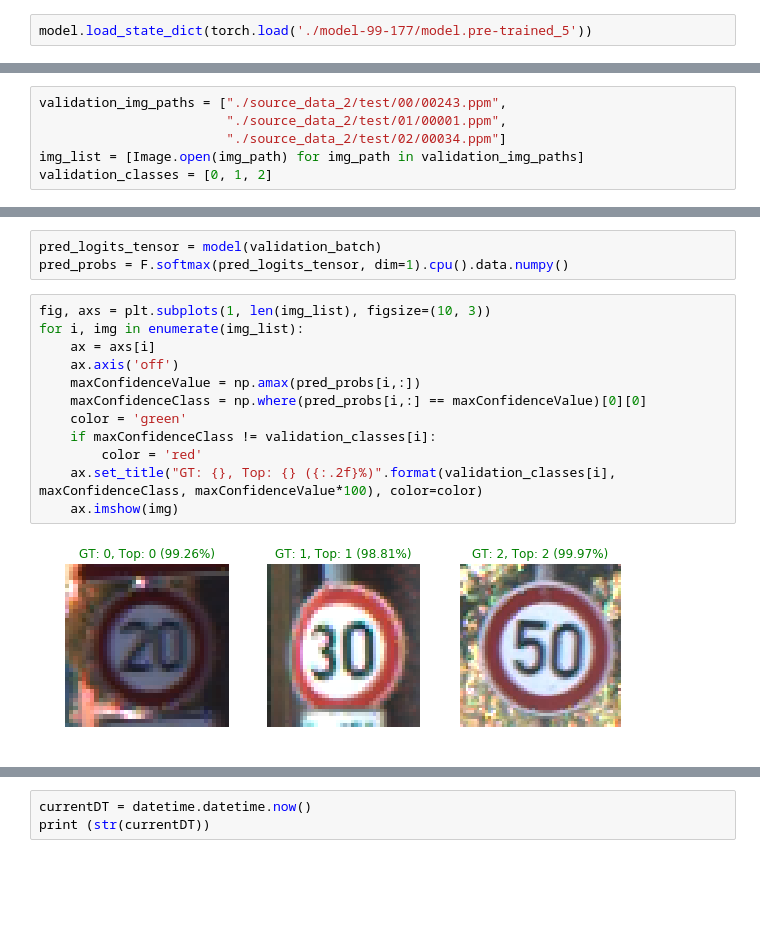
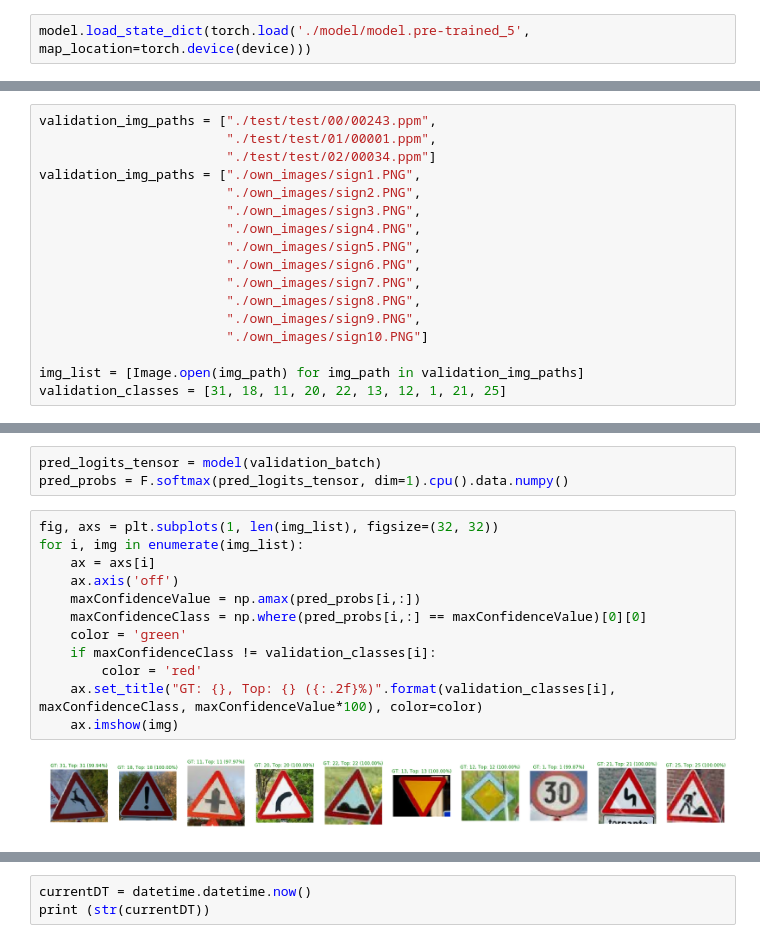
Before and after one commit to j99nowicki/ml_road_signs, a Jupyter notebook: 6 Inference on cpu.ipynb, the cells around one changed output, grey strips where cells are left out. Saved outputs shown, nothing was run; the diff lists cells and outputs as text; blank space fills up the shorter version.

Commit message:
CPU inference for single images, sign names, model params in S3

```diff
--- a/6 Inference on cpu.ipynb
+++ b/6 Inference on cpu.ipynb
@@ -195,5 +220,5 @@ BaselineNet(
 # %%
-model.load_state_dict(torch.load('./model-99-177/model.pre-trained_5'))
+model.load_state_dict(torch.load('./model/model.pre-trained_5', map_location=torch.device(device)))
 # %% [output]
 <All keys matched successfully>
 # %%
@@ -326,11 +347,22 @@ Wall time: 2.68 s
 # %% [markdown]
 ### 6. Make predictions on sample test images¶
 # %%
-validation_img_paths = ["./source_data_2/test/00/00243.ppm",
-                        "./source_data_2/test/01/00001.ppm",
-                        "./source_data_2/test/02/00034.ppm"]
+validation_img_paths = ["./test/test/00/00243.ppm",
+                        "./test/test/01/00001.ppm",
+                        "./test/test/02/00034.ppm"]
+validation_img_paths = ["./own_images/sign1.PNG",
+                        "./own_images/sign2.PNG",
+                        "./own_images/sign3.PNG",
+                        "./own_images/sign4.PNG",
+                        "./own_images/sign5.PNG",
+                        "./own_images/sign6.PNG",
+                        "./own_images/sign7.PNG",
+                        "./own_images/sign8.PNG",
+                        "./own_images/sign9.PNG",
+                        "./own_images/sign10.PNG"]
+
 img_list = [Image.open(img_path) for img_path in validation_img_paths]
-validation_classes = [0, 1, 2]
+validation_classes = [31, 18, 11, 20, 22, 13, 12, 1, 21, 25]
 # %%
 validation_batch = torch.stack([data_transform_test(img).to(device)
                                 for img in img_list])
@@ -338,16 +370,16 @@ validation_batch = torch.stack([data_transform_test(img).to(device)
 pred_logits_tensor = model(validation_batch)
 pred_probs = F.softmax(pred_logits_tensor, dim=1).cpu().data.numpy()
 # %%
-fig, axs = plt.subplots(1, len(img_list), figsize=(10, 3))
+fig, axs = plt.subplots(1, len(img_list), figsize=(32, 32))
 for i, img in enumerate(img_list):
     ax = axs[i]
     ax.axis('off')
     maxConfidenceValue = np.amax(pred_probs[i,:])
     maxConfidenceClass = np.where(pred_probs[i,:] == maxConfidenceValue)[0][0]
     color = 'green'
     if maxConfidenceClass != validation_classes[i]:
         color = 'red'
     ax.set_title("GT: {}, Top: {} ({:.2f}%)".format(validation_classes[i], maxConfidenceClass, maxConfidenceValue*100), color=color)
     ax.imshow(img)
 # %% [output]
-[figure, old version]
+[figure, new version]
```
Also changed, not shown: parts of 10 cells of this notebook, 12 other files.
